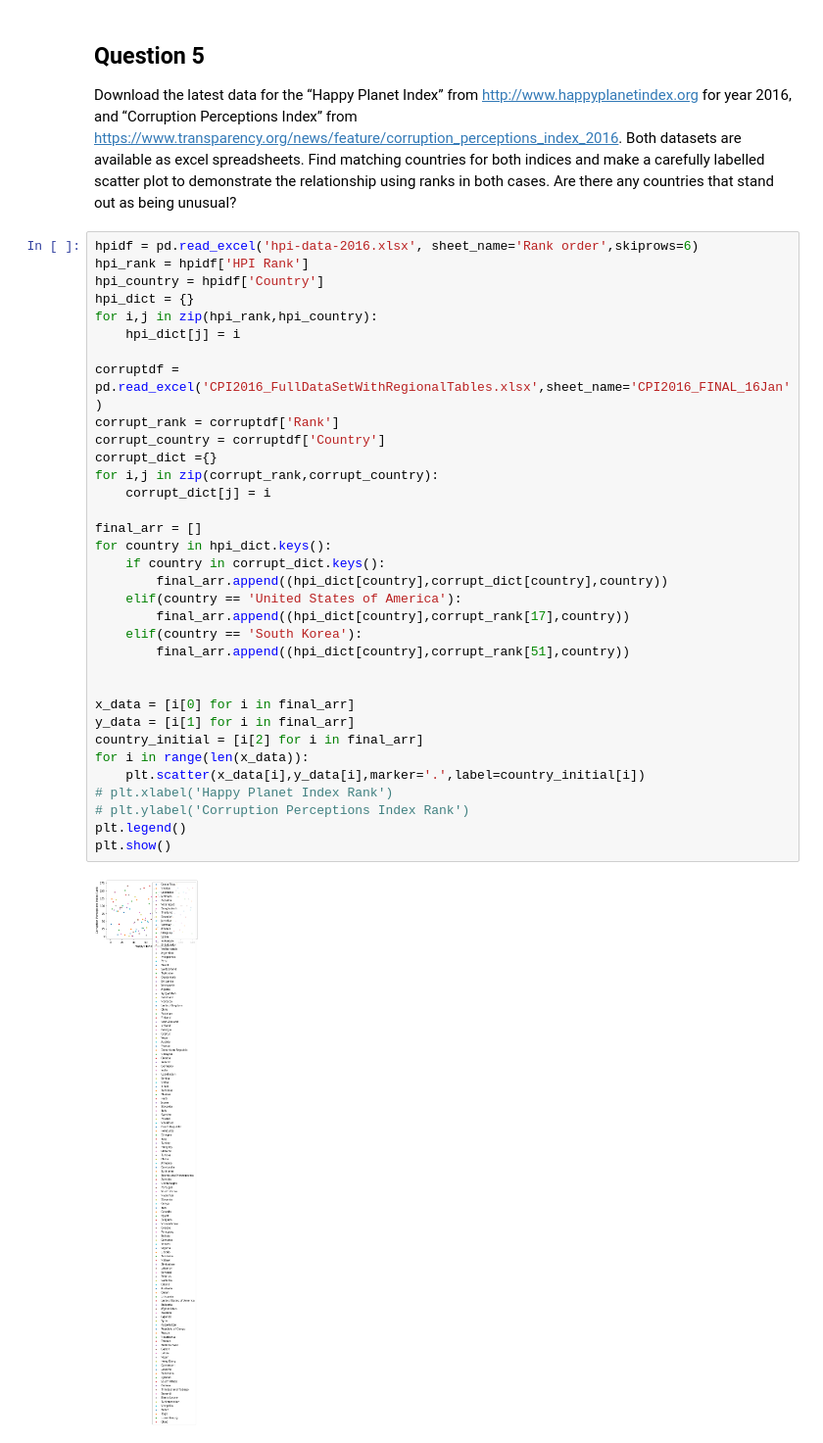
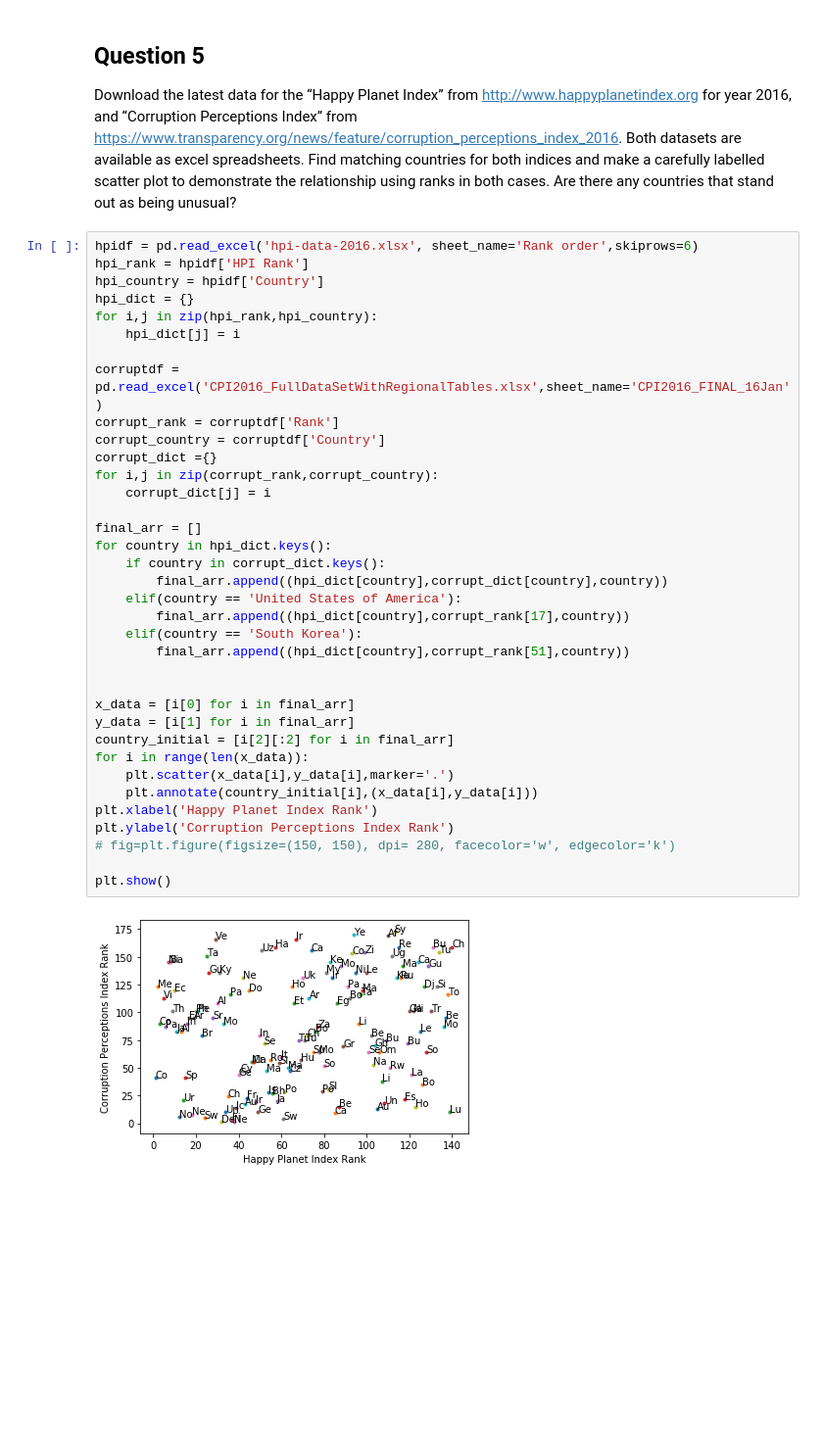
Before and after one commit to cyborgoat/data-inference-machine-learning, a Jupyter notebook: assignment_2/18785_HW2.ipynb, the cells around one changed output. Shown: that part at 98% size. Saved outputs shown, nothing was run; the diff lists cells and outputs as text; blank space fills up the shorter version.

```diff
--- a/assignment_2/18785_HW2.ipynb
+++ b/assignment_2/18785_HW2.ipynb
@@ -283,36 +280,38 @@ Download the latest data for the “Happy Planet Index” from http://www.happyp
 # %%
 hpidf = pd.read_excel('hpi-data-2016.xlsx', sheet_name='Rank order',skiprows=6)
 hpi_rank = hpidf['HPI Rank']
 hpi_country = hpidf['Country']
 hpi_dict = {}
 for i,j in zip(hpi_rank,hpi_country):
     hpi_dict[j] = i
 
 corruptdf = pd.read_excel('CPI2016_FullDataSetWithRegionalTables.xlsx',sheet_name='CPI2016_FINAL_16Jan')
 corrupt_rank = corruptdf['Rank']
 corrupt_country = corruptdf['Country']
 corrupt_dict ={}
 for i,j in zip(corrupt_rank,corrupt_country):
     corrupt_dict[j] = i
 
 final_arr = []
 for country in hpi_dict.keys():
     if country in corrupt_dict.keys():
         final_arr.append((hpi_dict[country],corrupt_dict[country],country))
     elif(country == 'United States of America'):
         final_arr.append((hpi_dict[country],corrupt_rank[17],country))
     elif(country == 'South Korea'):
         final_arr.append((hpi_dict[country],corrupt_rank[51],country))
 
 
 x_data = [i[0] for i in final_arr]
 y_data = [i[1] for i in final_arr]
-country_initial = [i[2] for i in final_arr]
+country_initial = [i[2][:2] for i in final_arr]
 for i in range(len(x_data)):
-    plt.scatter(x_data[i],y_data[i],marker='.',label=country_initial[i])
-# plt.xlabel('Happy Planet Index Rank')
-# plt.ylabel('Corruption Perceptions Index Rank')
-plt.legend()
+    plt.scatter(x_data[i],y_data[i],marker='.')
+    plt.annotate(country_initial[i],(x_data[i],y_data[i]))
+plt.xlabel('Happy Planet Index Rank')
+plt.ylabel('Corruption Perceptions Index Rank')
+# fig=plt.figure(figsize=(150, 150), dpi= 280, facecolor='w', edgecolor='k')
+
 plt.show()
 # %% [output]
-[figure, old version]
+[figure, new version]
```
Also changed, not shown: parts of 5 cells of this notebook, 5 other files.
